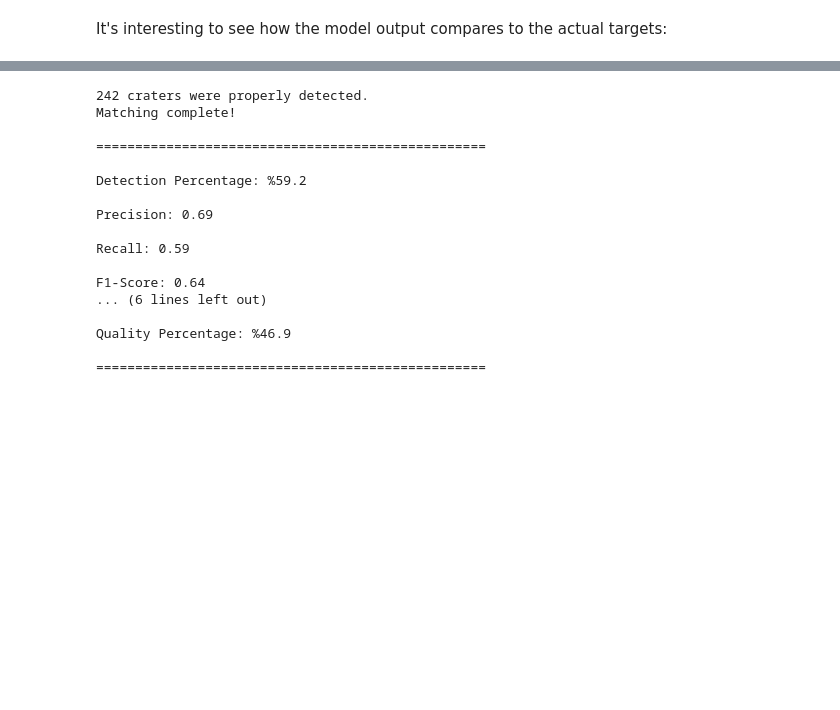
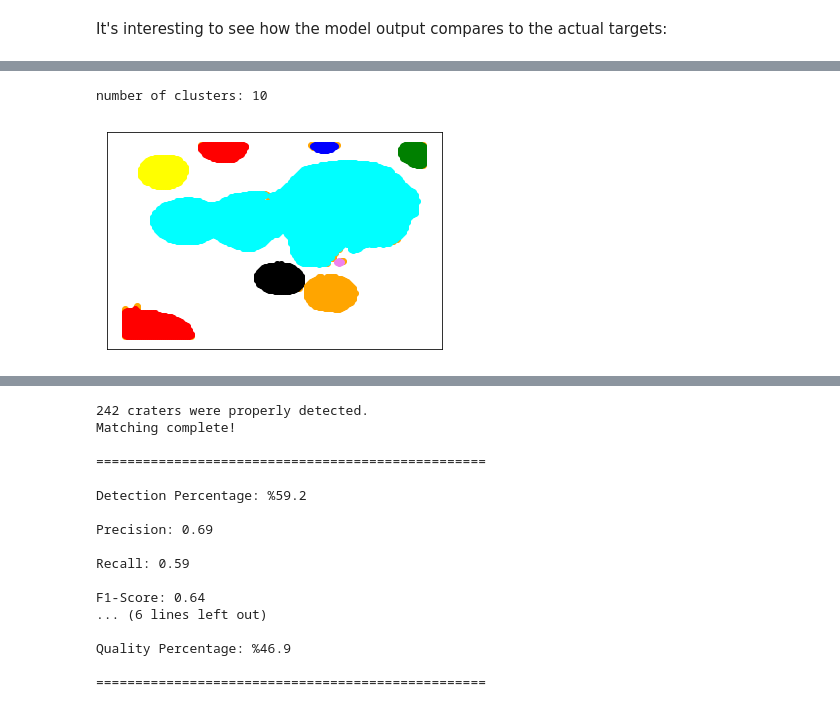
Before and after one commit to AlliedToasters/craters, a Jupyter notebook: CapstoneNotebook.ipynb, the cells around one changed output, grey strips where cells are left out. Drawn from its saved outputs; the diff is of its cells as text; code cells hidden in the pictures; blank space fills up the shorter version.

```diff
--- a/CapstoneNotebook.ipynb
+++ b/CapstoneNotebook.ipynb
@@ -131,0 +156,6 @@ The basic problem of finding
+# %%
+from capstone_code import show_dbscan
+show_dbscan()
+# %% [output]
+number of clusters: 10
+[figure, added]
```
Also changed, not shown: parts of 43 cells of this notebook, 2 other files.
